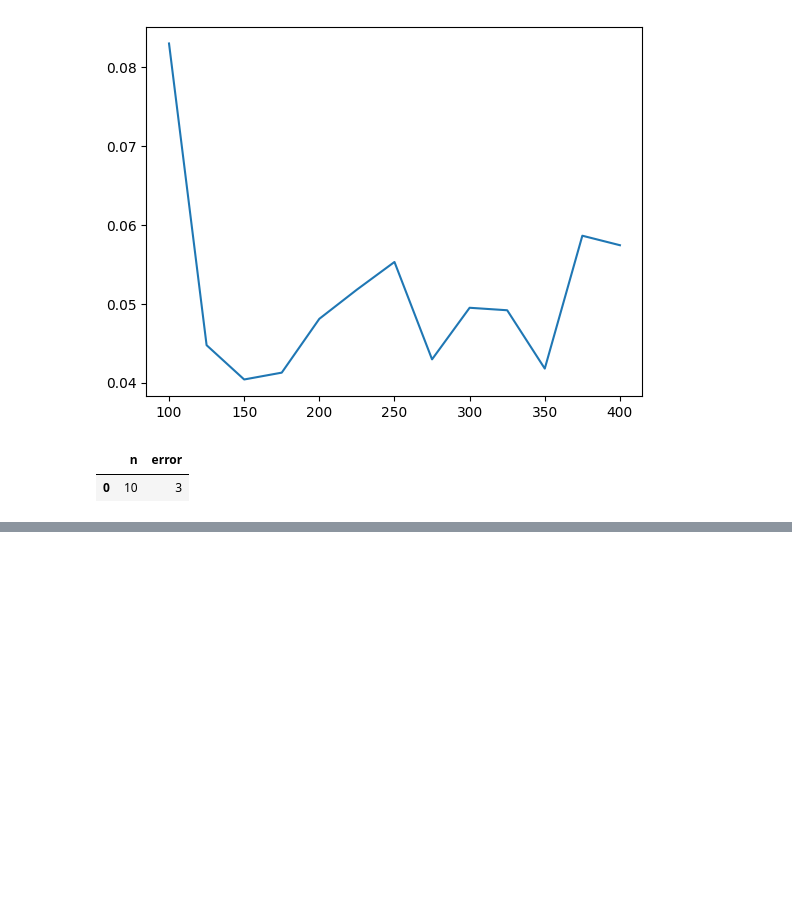
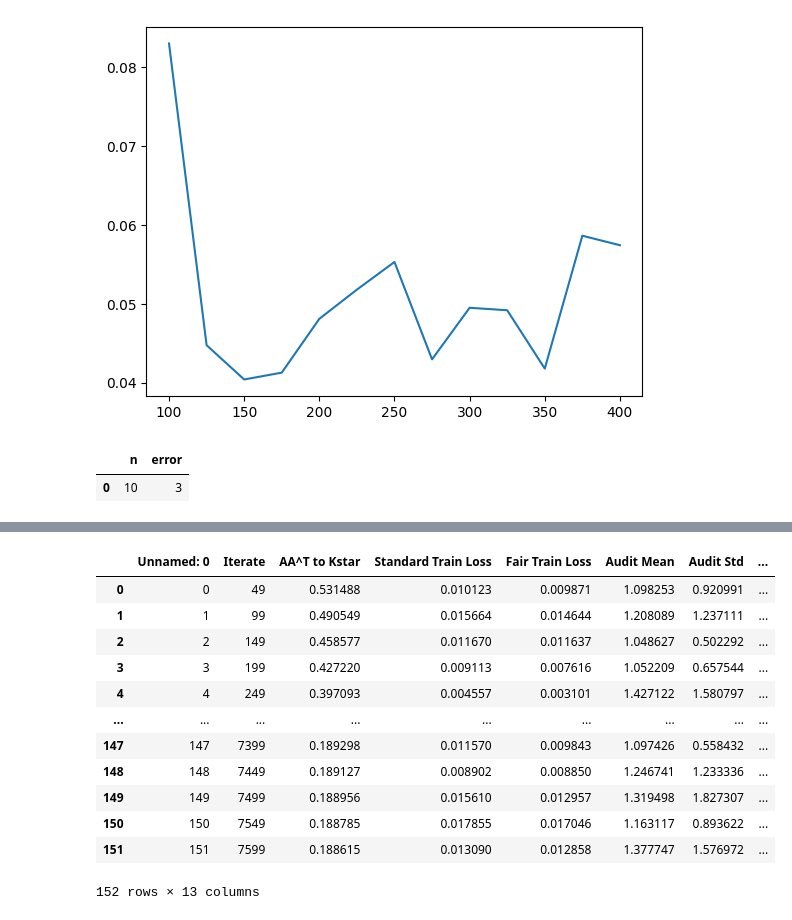
Before and after one commit to ceolson/metric-learning, a Jupyter notebook: scratch.ipynb, the cells around one changed output, grey strips where cells are left out. Drawn from its saved outputs; the diff is of its cells as text; code cells hidden in the pictures; blank space fills up the shorter version.

```diff
--- a/scratch.ipynb
+++ b/scratch.ipynb
@@ -172,0 +277,16 @@ results
+# %%
+db
+# %% [output]
+|  | Unnamed: 0 | Iterate | AA^T to Kstar | Standard Train Loss | Fair Train Loss | Audit Mean | Audit Std | ... |
+| 0 | 0 | 49 | 0.531488 | 0.010123 | 0.009871 | 1.098253 | 0.920991 | ... |
+| 1 | 1 | 99 | 0.490549 | 0.015664 | 0.014644 | 1.208089 | 1.237111 | ... |
+| 2 | 2 | 149 | 0.458577 | 0.011670 | 0.011637 | 1.048627 | 0.502292 | ... |
+| 3 | 3 | 199 | 0.427220 | 0.009113 | 0.007616 | 1.052209 | 0.657544 | ... |
+| 4 | 4 | 249 | 0.397093 | 0.004557 | 0.003101 | 1.427122 | 1.580797 | ... |
+| ... | ... | ... | ... | ... | ... | ... | ... | ... |
+| 147 | 147 | 7399 | 0.189298 | 0.011570 | 0.009843 | 1.097426 | 0.558432 | ... |
+| 148 | 148 | 7449 | 0.189127 | 0.008902 | 0.008850 | 1.246741 | 1.233336 | ... |
+| 149 | 149 | 7499 | 0.188956 | 0.015610 | 0.012957 | 1.319498 | 1.827307 | ... |
+| 150 | 150 | 7549 | 0.188785 | 0.017855 | 0.017046 | 1.163117 | 0.893622 | ... |
+| 151 | 151 | 7599 | 0.188615 | 0.013090 | 0.012858 | 1.377747 | 1.576972 | ... |
+152 rows × 13 columns
```
Also changed, not shown: parts of 8 cells of this notebook, 1 other file.
